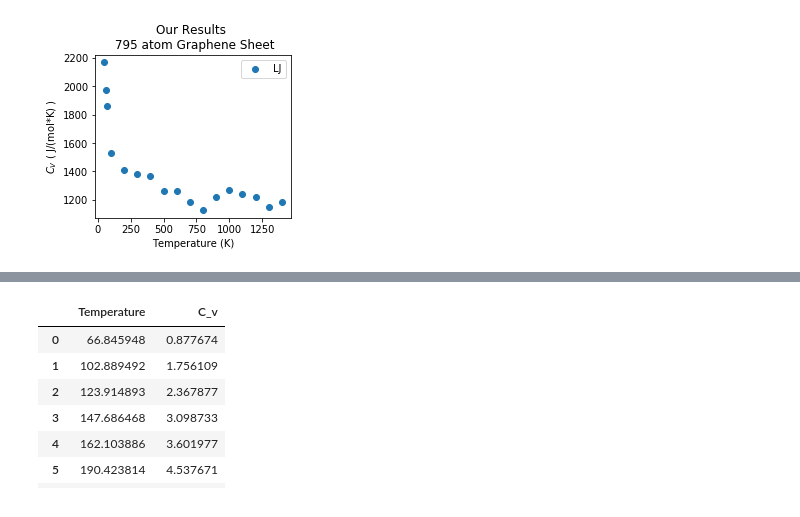
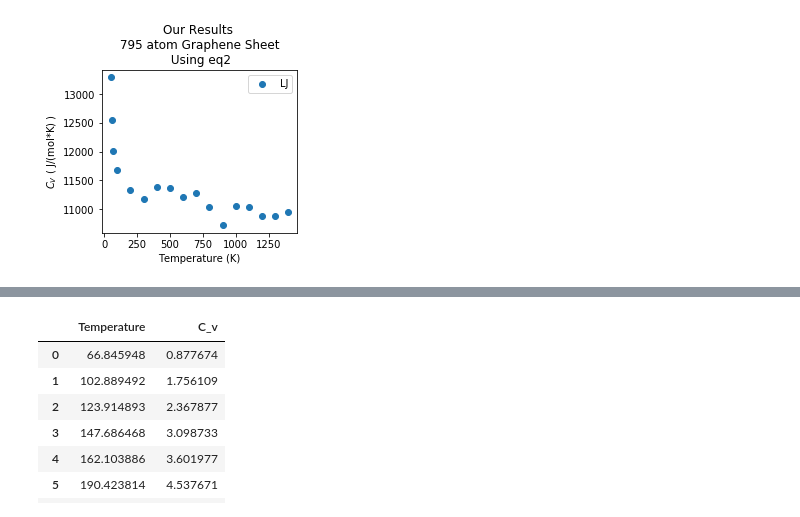
Before and after one commit to sonalij3/Graphene-Finite-Size-Study, a Jupyter notebook: analyze/make_plots.ipynb, the cells around one changed output, grey strips where cells are left out. Cells and saved outputs as stored; diff of their text form; code cells hidden in the pictures.

```diff
--- a/analyze/make_plots.ipynb
+++ b/analyze/make_plots.ipynb
@@ -5,4 +5,5 @@ import pandas as pd
 import numpy as np
 from matplotlib import colors
 # %%
-df = pd.read_csv("csv/LJdata.csv").sort_values("T")
+df1 = pd.read_csv("csv/LJdata_eq1.csv").sort_values("T")
+df2 = pd.read_csv("csv/LJdata_eq2.csv").sort_values("T")
@@ -29,14 +50,14 @@ df
 # %%
 kcal_to_J = 4184
 
 fig, ax = plt.subplots(1,1,figsize=(3.5,3))
 
-plt.scatter( df["T"][1:], df["C_v_u"][1:]*kcal_to_J , label="LJ")
+plt.scatter( df2["T"][1:], df2["C_v_e"][1:]*kcal_to_J , label="LJ")
 
 plt.ylabel(r"$C_V$ ( J/(mol*K) )")
 plt.xlabel("Temperature (K)")
-plt.title("Our Results \n 795 atom Graphene Sheet")
+plt.title("Our Results \n 795 atom Graphene Sheet \n Using eq2")
 plt.legend()
-plt.savefig(f'plots/LJ_C_v.png', dpi=150, bbox_inches='tight')
+plt.savefig(f'plots/LJ_C_v_eq2.png', dpi=150, bbox_inches='tight')
 # %% [output]
-[figure, old version]
+[figure, new version]
```
Also changed, not shown: parts of 10 cells of this notebook, 9 other files.
